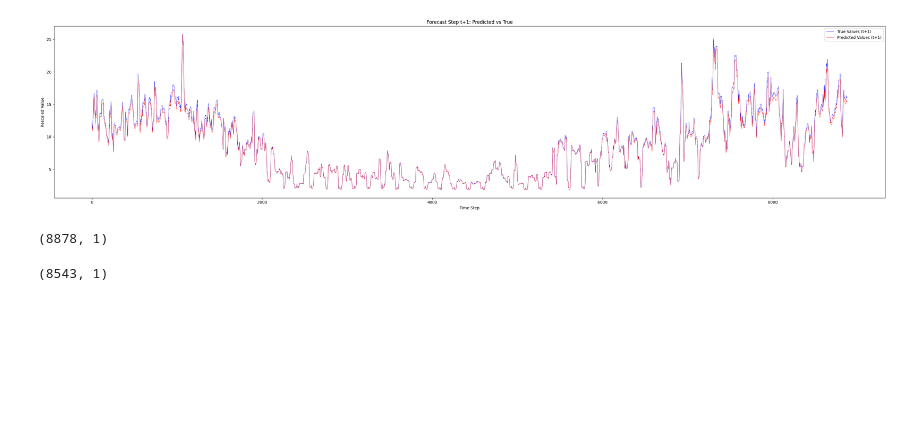
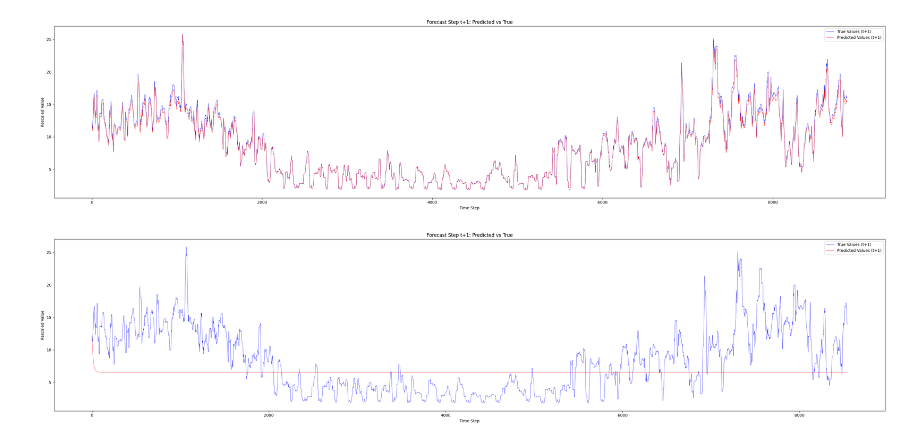
Before and after one commit to JanaJankovic/local-stlf, a Jupyter notebook: forked-jit/evaluation.ipynb, the cells around one changed output. Saved outputs shown, nothing was run; the diff lists cells and outputs as text; code cells hidden in the pictures; blank space fills up the shorter version.

```diff
--- a/forked-jit/evaluation.ipynb
+++ b/forked-jit/evaluation.ipynb
@@ -74,7 +74,7 @@ def run_autoregressive_forecast(model, csv_path, encoder_seq_length, decoder_seq
 
     # Prepare test data
     test_df = full_df.iloc[test_idx[0][0] - decoder_seq_length:].copy().reset_index(drop=True)
-    total_forecast_steps = min(len(test_idx), len(sma7) - encoder_seq_length)
+    total_forecast_steps = len(test_df) - encoder_seq_length
     all_preds = []
 
     # Pre-scale day_of_week and context once
@@ -142,8 +140,10 @@ _, y_auto = run_autoregressive_forecast(model, 'data/mm79158.csv', lookback, hor
-# %%
-y_true.shape
-# %% [output]
-(8878, 1)
-# %%
-y_auto.shape
-# %% [output]
-(8543, 1)
+# %%
+start = time.time()
+_, y_auto = run_autoregressive_forecast(model, 'data/mm79158.csv', lookback, horizon, device=device)
+end = time.time()
+y_trimmed = y_true[:len(y_auto)]
+lt_metrics = calculate_metrics(y_trimmed, y_auto, elapsed_time=time.time() - start, type='lt')
+# %%
+plot_data(y_trimmed, y_auto)
+# %% [output]
+[figure, added]
```
Also changed, not shown: parts of 3 cells of this notebook.
